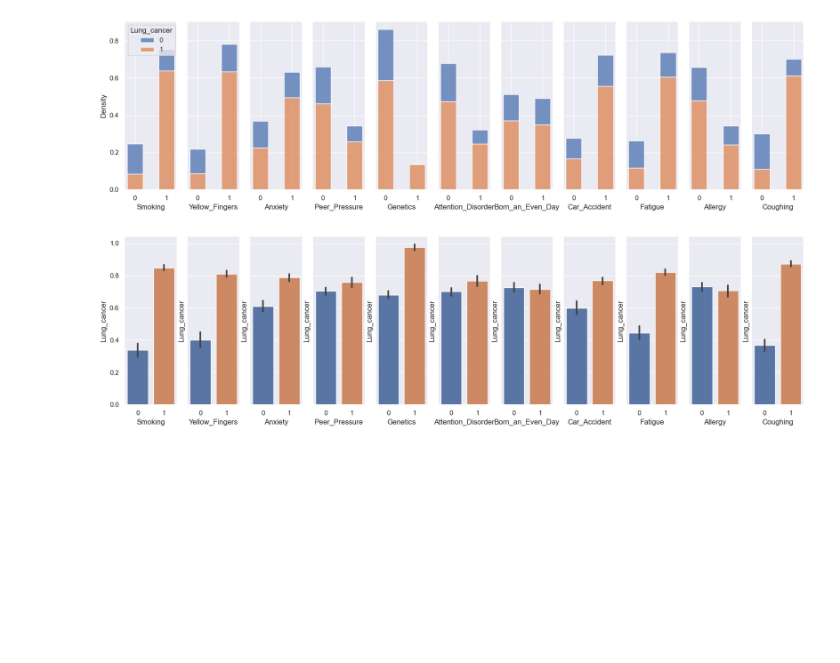
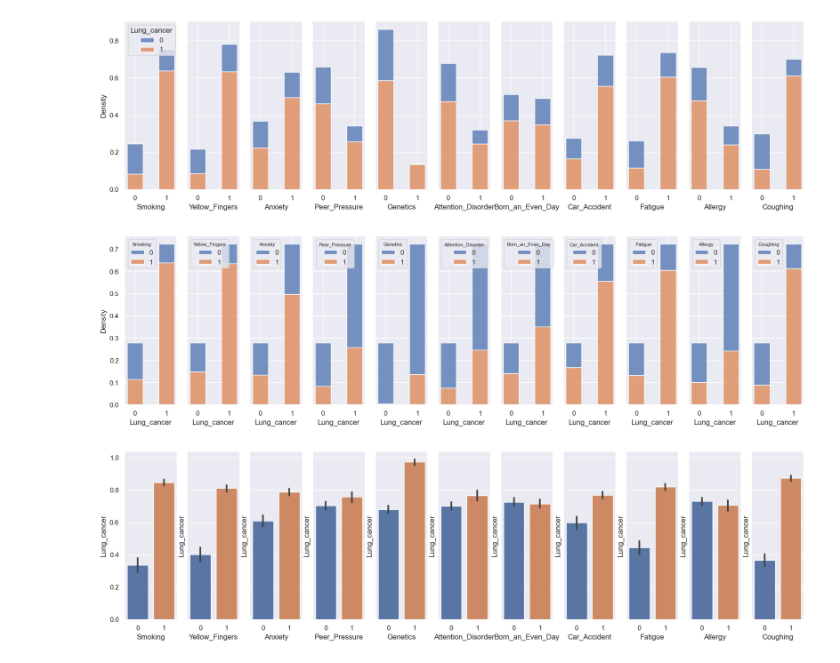
Before and after one commit to ymurong/CDS, a Jupyter notebook: LUCAS/2.EDA.ipynb, the cells around one changed output. Cells and saved outputs as stored; diff of their text form; code cells hidden in the pictures; blank space fills up the shorter version.

```diff
--- a/LUCAS/2.EDA.ipynb
+++ b/LUCAS/2.EDA.ipynb
@@ -75,5 +74,20 @@ for i in range(nb_features - 1):
 # %% [output]
 [figure]
+# %%
+nb_features = df_lucas0.shape[1]
+feature_labels = df_lucas0.columns.values
+explanatory_feature_label = feature_labels[11]
+target_feature_labels = feature_labels[:11]
+fig, axes = plt.subplots(nrows=1, ncols=nb_features - 1, figsize=(20, 5), sharey=True, sharex=True)
+for i in range(nb_features - 1):
+    legend = True
+    sns.histplot(data=df_lucas0, x=explanatory_feature_label, hue=target_feature_labels[i], stat="density",
+                 discrete=True, shrink=.5, multiple="stack", common_bins=False, legend=legend, ax=axes[i])
+    sns.move_legend(axes[i], "upper left")
+    plt.setp(axes[i].get_legend().get_title(), fontsize='8')  # for legend title
+plt.savefig('univariate-cause-lung-cancer.png')
+# %% [output]
+[figure, added]
 # %%
 nb_features = df_lucas0.shape[1]
 feature_labels = df_lucas0.columns.values
```
Also changed, not shown: parts of 13 cells of this notebook, 15 other files.
